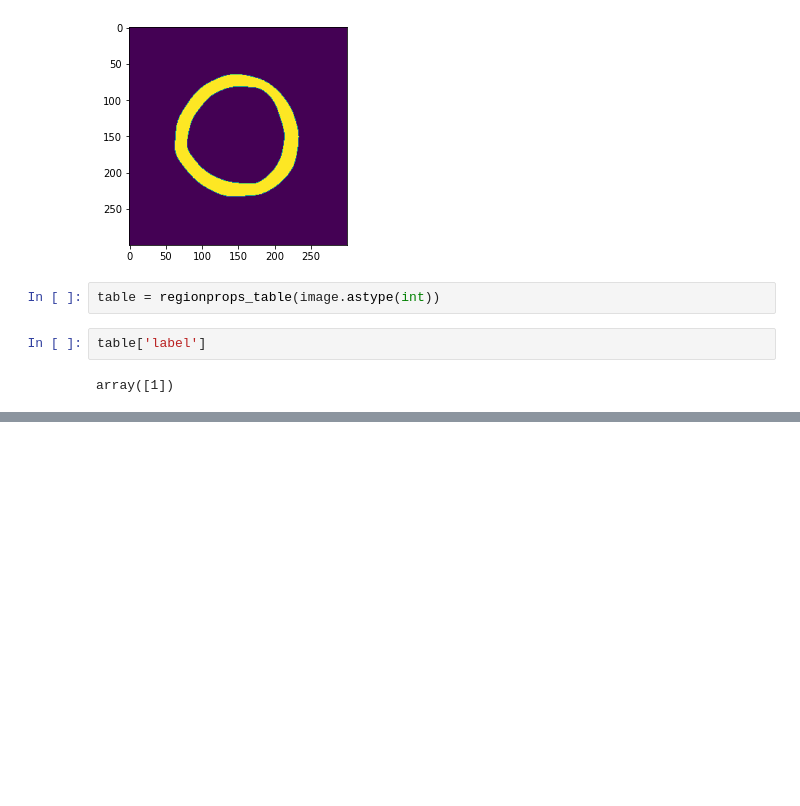
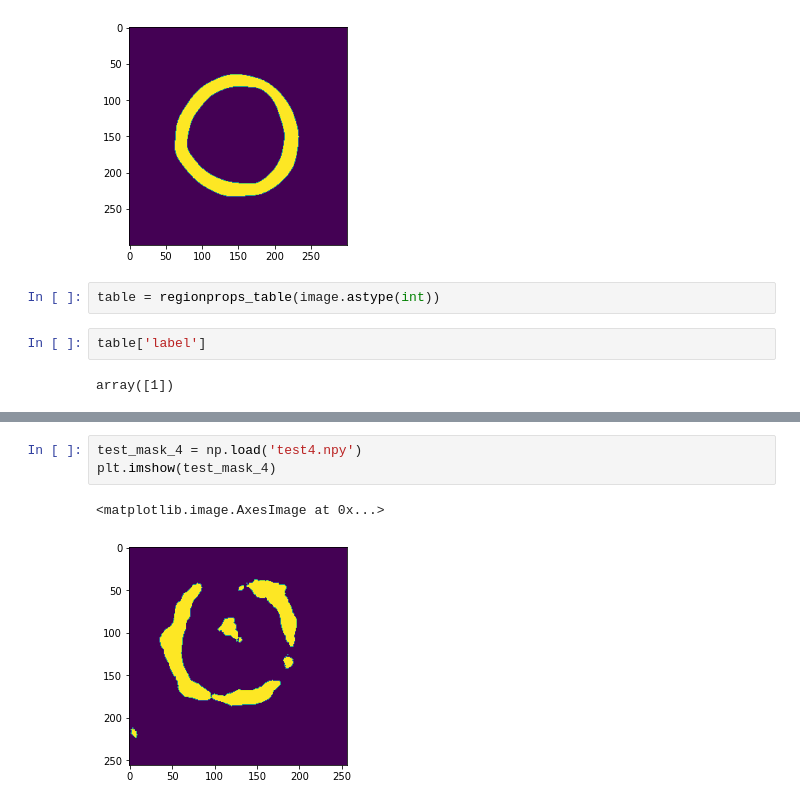
Before and after one commit to jsk0301/kim-papademetris-lab, a Jupyter notebook: lv_masking/p3_skimage_testing.ipynb, the cells around one changed output, grey strips where cells are left out. Cells and saved outputs as stored; diff of their text form; blank space fills up the shorter version.

```diff
--- a/lv_masking/p3_skimage_testing.ipynb
+++ b/lv_masking/p3_skimage_testing.ipynb
@@ -25,0 +42,6 @@ array([1])
+# %%
+test_mask_4 = np.load('test4.npy')
+plt.imshow(test_mask_4)
+# %% [output]
+<matplotlib.image.AxesImage at 0x...>
+[figure, added]
```
Also changed, not shown: parts of 12 cells of this notebook, 12 other files.
